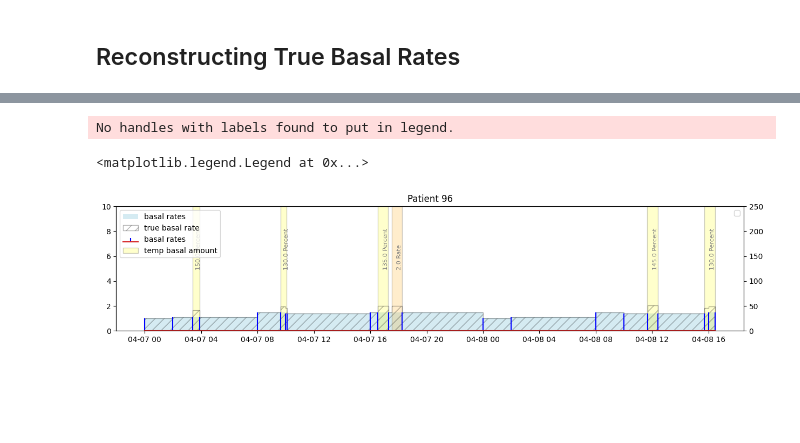
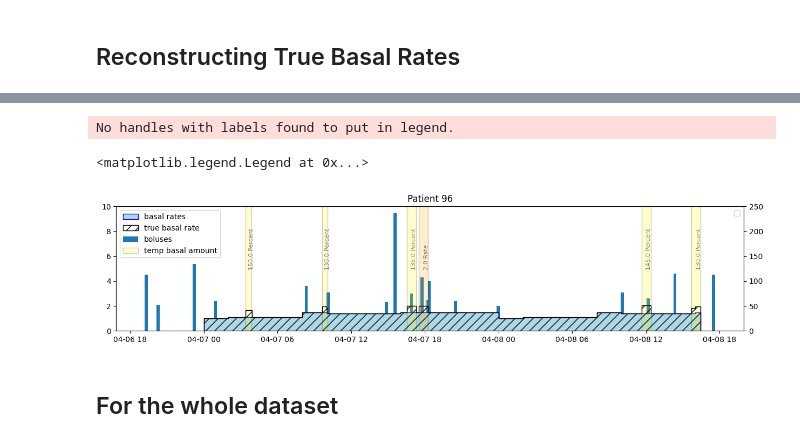
Before and after one commit to nudgebg/egvinsulin, a Jupyter notebook: notebooks/understand-flair-dataset/understand-flair-dataset.ipynb, the cells around one changed output, grey strips where cells are left out. Cells and saved outputs as stored; diff of their text form; code cells hidden in the pictures; blank space fills up the shorter version.

Commit message:
[20-understand-datasets] Function to calculate absolute basal rates and apply to whole dataset

```diff
--- a/notebooks/understand-flair-dataset/understand-flair-dataset.ipynb
+++ b/notebooks/understand-flair-dataset/understand-flair-dataset.ipynb
@@ -244,8 +244,7 @@ def parse_duration(duration_str):
   return timedelta(hours=hours, minutes=minutes, seconds=seconds)
 # %%
 def drawBasal(ax, datetimes, rates, color='lightblue'):
-    ax.stem(datetimes, rates, label='basal rates',markerfmt='None',linefmt='b-')
-    ax.stairs(rates[:-1],datetimes, label='basal rates',color=color,fill=True,alpha=0.5)
+    ax.stairs(rates[:-1],datetimes, label='basal rates',color=color,fill=True,alpha=1,edgecolor='blue')
 
 def drawInsulinEvents(df, b_draw_boluses=True, b_draw_basal=True, b_draw_temp_basal=True):
     f = plt.figure(figsize=(15,3))
@@ -268,10 +267,6 @@ def drawInsulinEvents(df, b_draw_boluses=True, b_draw_basal=True, b_draw_temp_ba
         drawBasal(ax,basalRates.DateTime,basalRates.BasalRt)
 
     if (len(tmpBasals) > 0) & b_draw_temp_basal:
-        #temp basal rates
-        #ax.stem(tmpBasals.DateTime, tmpBasals.TempBasalAmt, label='temp basal amount',markerfmt='None',linefmt='r-')
-        #ax.stairs(basalRates.BasalRt.iloc[:-1],basalRates.DateTime, label='basal rates',color='red',fill=True,alpha=0.2,)
-
         colors = tmpBasals.apply(lambda x: 'yellow' if x.TempBasalType == 'Percent' else 'orange',axis=1)
         heights = tmpBasals.apply(lambda x: x.TempBasalAmt if  x.TempBasalType == 'Rate' else 2,axis=1)
         widths = tmpBasals.TempBasalDur.apply(parse_duration)
@@ -469,30 +487,14 @@ def convert_duration_to_timedelta(duration):
 # %%
-#random_index = random.choice(df_insulin.loc[(df_insulin.TempBasalAmt==0 ) & (df_insulin.TempBasalType=="Percent")].index)
 random_index = 824691
 hours = 24
 
-subFrame = selectRegionAroundEvent(df_insulin, df_insulin.loc[random_index,'PtID'], df_insulin.loc[random_index,'DateTime'], 24).copy()
+subFrame = selectRegionAroundEvent(df_insulin, df_insulin.loc[random_index,'PtID'],
+                                   df_insulin.loc[random_index,'DateTime'], 24).copy()
 subFrame = subFrame.sort_values('DateTime')
-tempBasalRates = subFrame.loc[subFrame.TempBasalAmt.notna()]
-basalRates = subFrame.loc[subFrame.BasalRt.notna()]
+subFrame['AbsoluteBasal'] = calculate_absolute_basal(subFrame)
 
-#start with the Standard Basal Rates
-subFrame['AbsoluteBasal'] = subFrame.BasalRt;
-for i,tempBasalRow in tempBasalRates.iterrows():
-    #get rows within temp basal active duration
-    interval = pd.Interval(tempBasalRow.DateTime,tempBasalRow.DateTime+convert_duration_to_timedelta(tempBasalRow.TempBasalDur))
-    affectedRowIndexes = basalRates.index[basalRates.DateTime.apply(lambda x: x in interval)]
-    #multiply if Percent
-    if tempBasalRow.TempBasalType == 'Percent':
-        subFrame.loc[affectedRowIndexes,'AbsoluteBasal'] = subFrame.BasalRt.loc[affectedRowIndexes]*tempBasalRow.TempBasalAmt/100
-    #replace if Rate
-    else:
-        subFrame.loc[i,'AbsoluteBasal'] = tempBasalRow.TempBasalAmt;
-        subFrame.loc[affectedRowIndexes,'AbsoluteBasal'] = np.NaN
-
-display(subFrame.dropna(subset=['TempBasalAmt', 'BasalRt', 'TempBasalAmt', 'TempBasalDur', 'AbsoluteBasal'], how='all').sort_values('DateTime',ascending=True));
-ax = drawInsulinEvents(subFrame,b_draw_boluses=False);
-ax.stairs(subFrame.AbsoluteBasal.loc[subFrame.AbsoluteBasal.notna()].values[:-1],
-          subFrame.DateTime.loc[subFrame.AbsoluteBasal.notna()].values, hatch='//',color='black',alpha=0.3,label='true basal rate')
+ax = drawInsulinEvents(subFrame)
+drawAbsoluteBasalRates(subFrame.DateTime.loc[subFrame.AbsoluteBasal.notna()].values,
+                                           subFrame.AbsoluteBasal.loc[subFrame.AbsoluteBasal.notna()].values,ax)
 ax.legend()
 # %% [output]
@@ -516,3 +501,5 @@ ax.legend()
 No handles with labels found to put in legend.
 <matplotlib.legend.Legend at 0x...>
-[figure, old version]
+[figure, new version]
+# %% [markdown]
+## For the whole dataset
```
Also changed, not shown: parts of 10 cells of this notebook.
